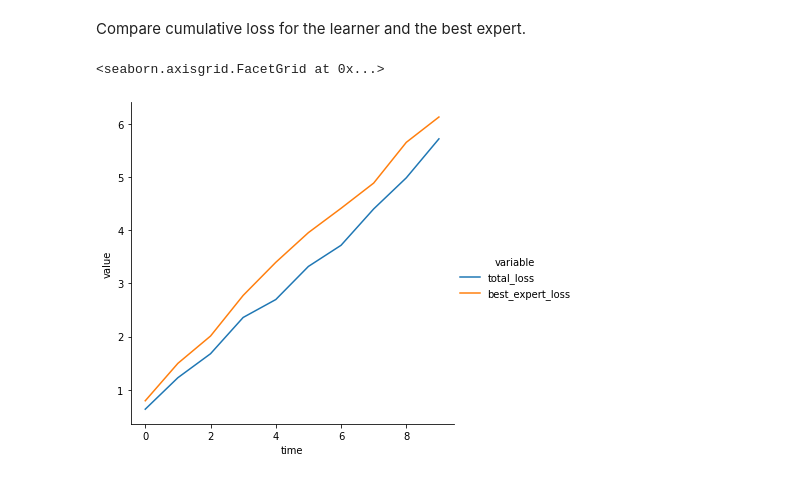
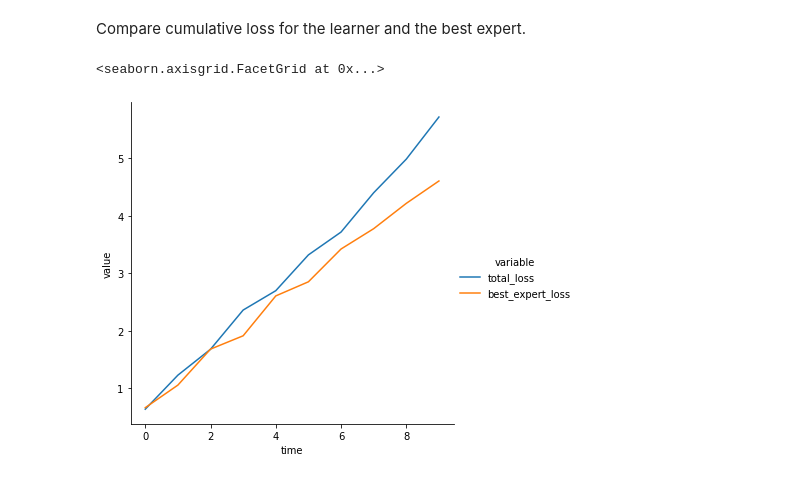
Before and after one commit to MHenderson/expert-learning, a Jupyter notebook: vector-experiment.ipynb, the cells around one changed output. Cells and saved outputs as stored; diff of their text form; code cells hidden in the pictures.

```diff
--- a/vector-experiment.ipynb
+++ b/vector-experiment.ipynb
@@ -117,15 +117,15 @@ Compare cumulative loss for the learner and the best expert.
 # %%
 df_cum = pd.DataFrame(
     dict(
         time = np.arange(10),
         total_loss = A1.learnerLossVector.cumsum(),
-        best_expert_loss = A1.expertsLossMatrix[bes, :].cumsum()
+        best_expert_loss = A1.expertsLossMatrix[best_expert_index, :].cumsum()
         )
     )
 
 df_cum_long = pd.melt(df_cum, ['time'])
 
 sns.relplot(x = "time", y = "value", hue = "variable", kind = "line", data = df_cum_long)
 # %% [output]
 <seaborn.axisgrid.FacetGrid at 0x...>
-[figure, old version]
+[figure, new version]
```
